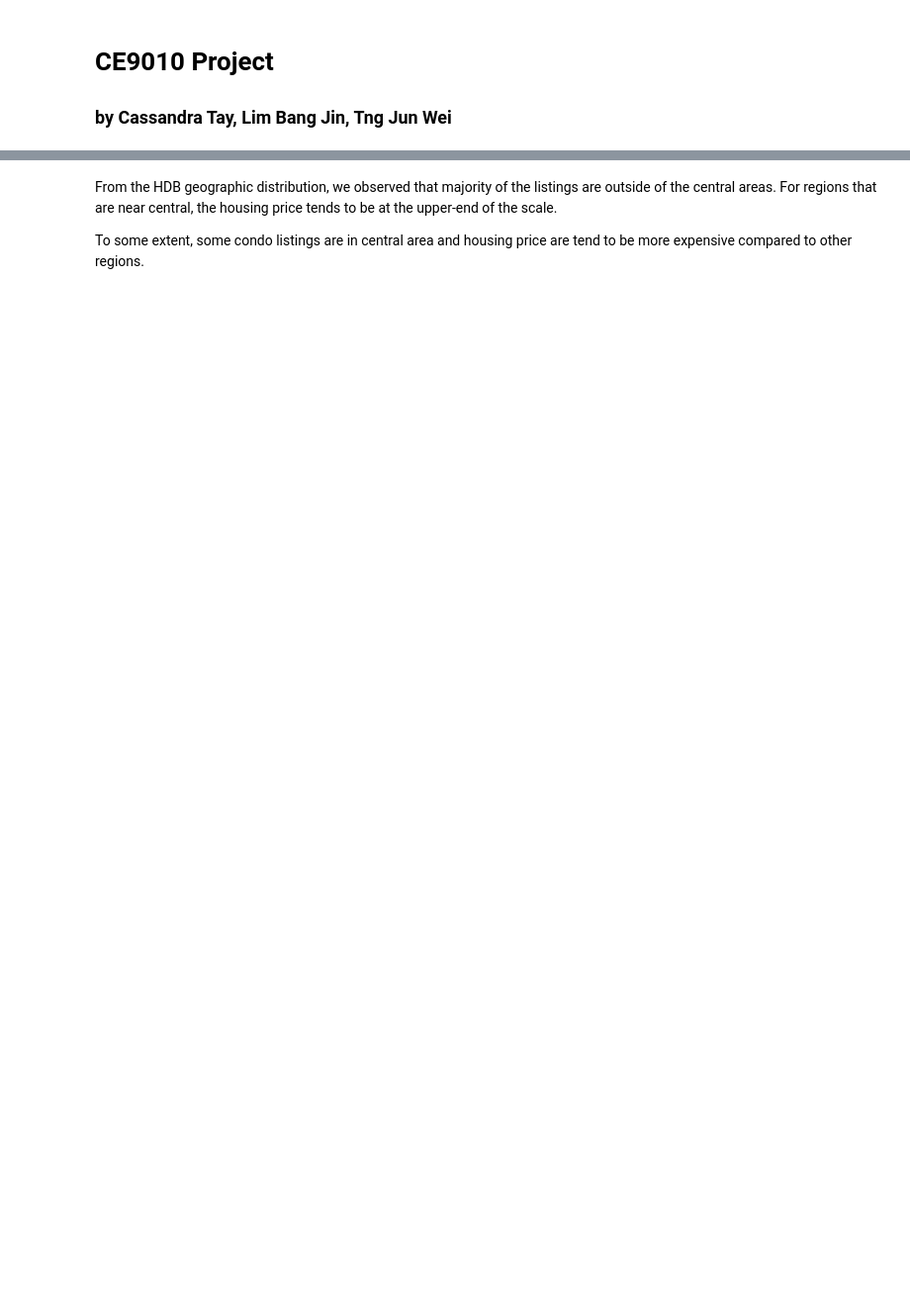
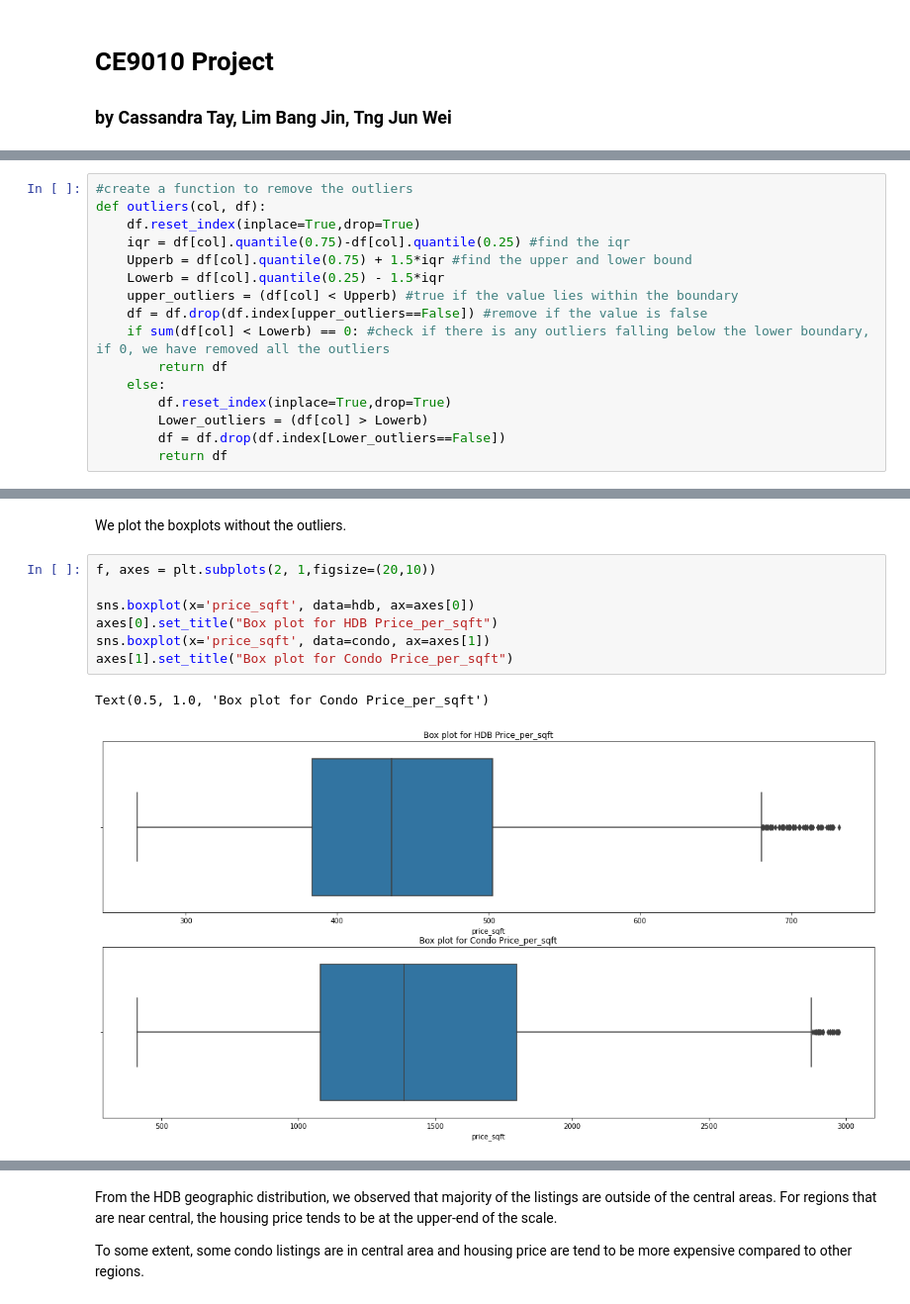
Before and after one commit to castay45/CE9010-Data-Science-Project, a Jupyter notebook: Report.ipynb, the cells around one changed output, grey strips where cells are left out. Shown at 99% size. Cells and saved outputs as stored; diff of their text form; blank space fills up the shorter version.

```diff
--- a/Report.ipynb
+++ b/Report.ipynb
@@ -541,0 +338,16 @@ gdf[gdf["Type"]=="Condo"].plot(column='Price', ax=ax2, legend=True,legend_kwds={
+# %%
+#create a function to remove the outliers
+def outliers(col, df):
+    df.reset_index(inplace=True,drop=True)
+    iqr = df[col].quantile(0.75)-df[col].quantile(0.25) #find the iqr
+    Upperb = df[col].quantile(0.75) + 1.5*iqr #find the upper and lower bound
+    Lowerb = df[col].quantile(0.25) - 1.5*iqr
+    upper_outliers = (df[col] < Upperb) #true if the value lies within the boundary
+    df = df.drop(df.index[upper_outliers==False]) #remove if the value is false
+    if sum(df[col] < Lowerb) == 0: #check if there is any outliers falling below the lower boundary, if 0, we have removed all the outliers
+        return df
+    else:
+        df.reset_index(inplace=True,drop=True)
+        Lower_outliers = (df[col] > Lowerb)
+        df = df.drop(df.index[Lower_outliers==False])
+        return df
@@ -541,0 +392,12 @@ gdf[gdf["Type"]=="Condo"].plot(column='Price', ax=ax2, legend=True,legend_kwds={
+# %% [markdown]
+We plot the boxplots without the outliers.
+# %%
+f, axes = plt.subplots(2, 1,figsize=(20,10))
+
+sns.boxplot(x='price_sqft', data=hdb, ax=axes[0])
+axes[0].set_title("Box plot for HDB Price_per_sqft")
+sns.boxplot(x='price_sqft', data=condo, ax=axes[1])
+axes[1].set_title("Box plot for Condo Price_per_sqft")
+# %% [output]
+Text(0.5, 1.0, 'Box plot for Condo Price_per_sqft')
+[figure, added]
```
Also changed, not shown: parts of 260 cells of this notebook, 20 other files.
